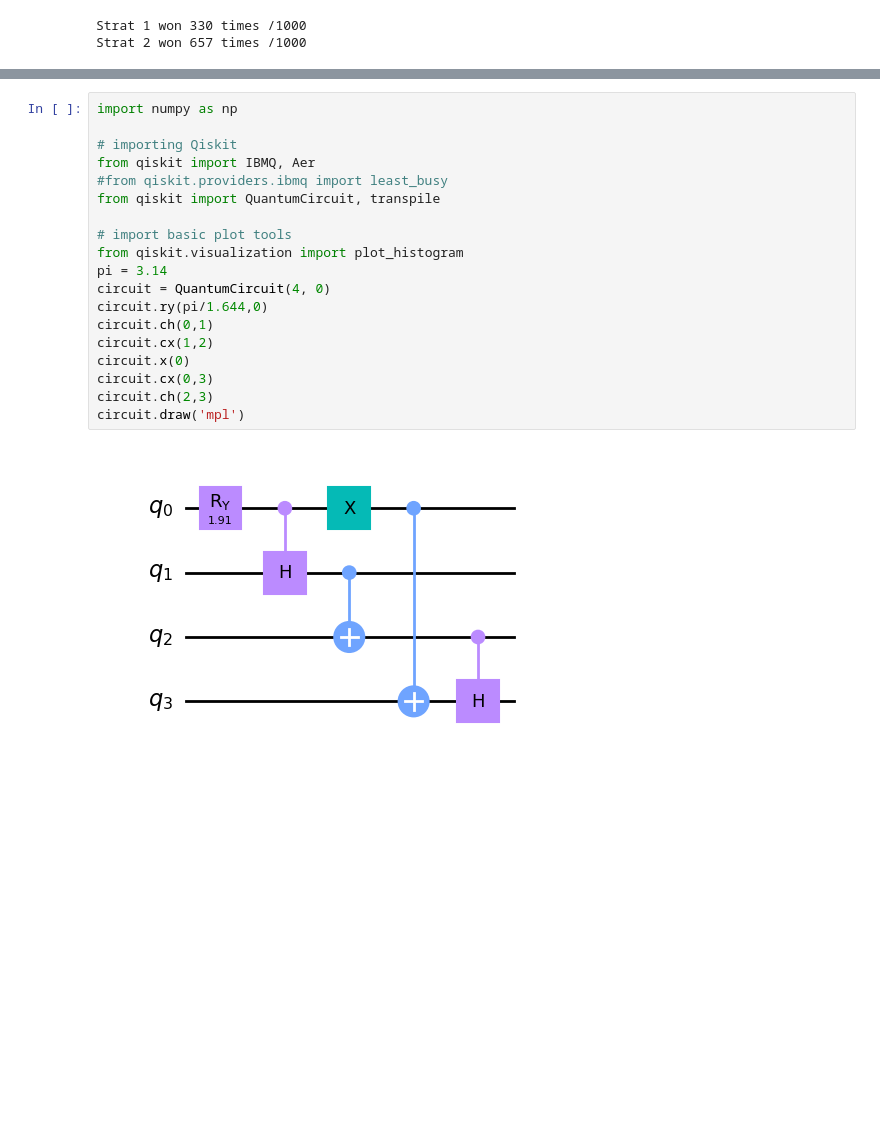
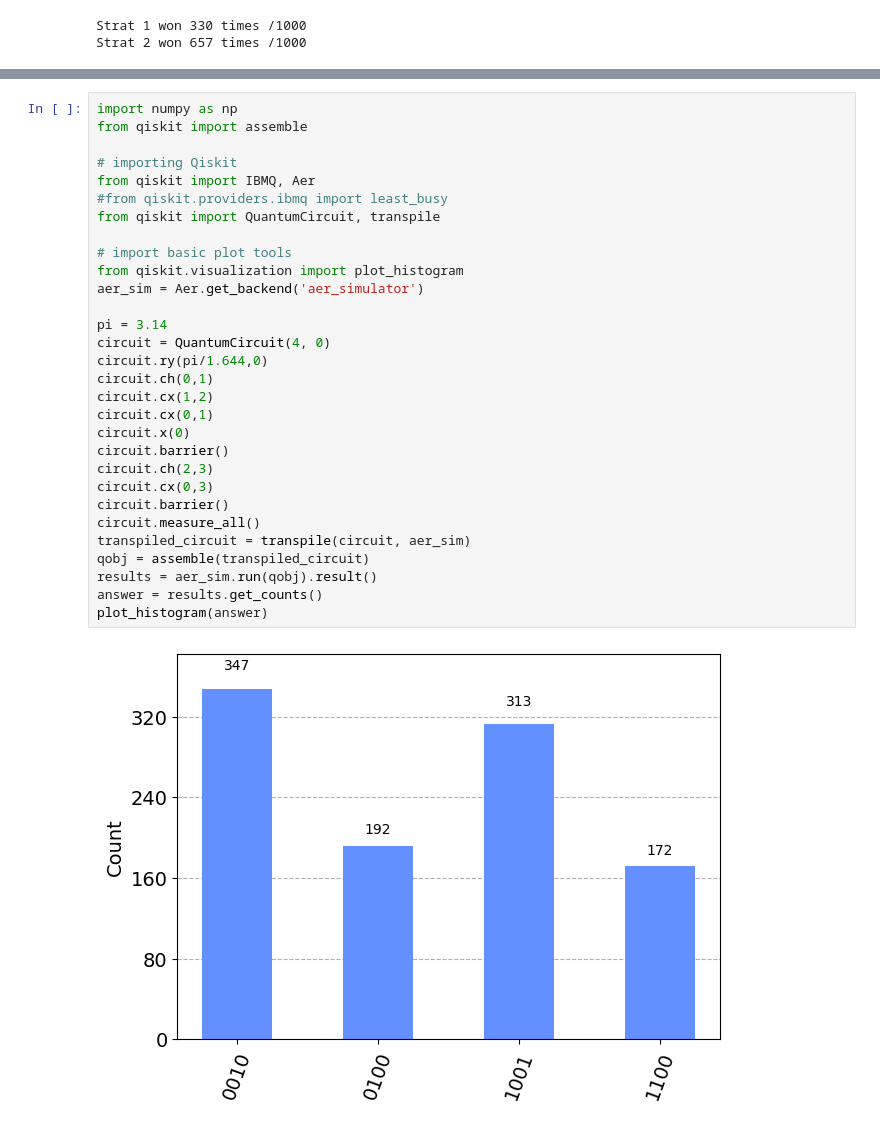
Before and after one commit to emilien-MT/AI29, a Jupyter notebook: TP4.ipynb, the cells around one changed output, grey strips where cells are left out. Saved outputs shown, nothing was run; the diff lists cells and outputs as text; blank space fills up the shorter version.

```diff
--- a/TP4.ipynb
+++ b/TP4.ipynb
@@ -126,21 +135,32 @@ Monty peut donc ouvrir l'une des deux premières. Pour cela on place une porte C
 # %%
 import numpy as np
+from qiskit import assemble
 
 # importing Qiskit
 from qiskit import IBMQ, Aer
 #from qiskit.providers.ibmq import least_busy
 from qiskit import QuantumCircuit, transpile
 
 # import basic plot tools
 from qiskit.visualization import plot_histogram
+aer_sim = Aer.get_backend('aer_simulator')
+
 pi = 3.14
 circuit = QuantumCircuit(4, 0)
 circuit.ry(pi/1.644,0)
 circuit.ch(0,1)
 circuit.cx(1,2)
+circuit.cx(0,1)
 circuit.x(0)
+circuit.barrier()
+circuit.ch(2,3)
 circuit.cx(0,3)
-circuit.ch(2,3)
-circuit.draw('mpl')
+circuit.barrier()
+circuit.measure_all()
+transpiled_circuit = transpile(circuit, aer_sim)
+qobj = assemble(transpiled_circuit)
+results = aer_sim.run(qobj).result()
+answer = results.get_counts()
+plot_histogram(answer)
 # %% [output]
-[figure, old version]
+[figure, new version]
```
Also changed, not shown: parts of 7 cells of this notebook.
